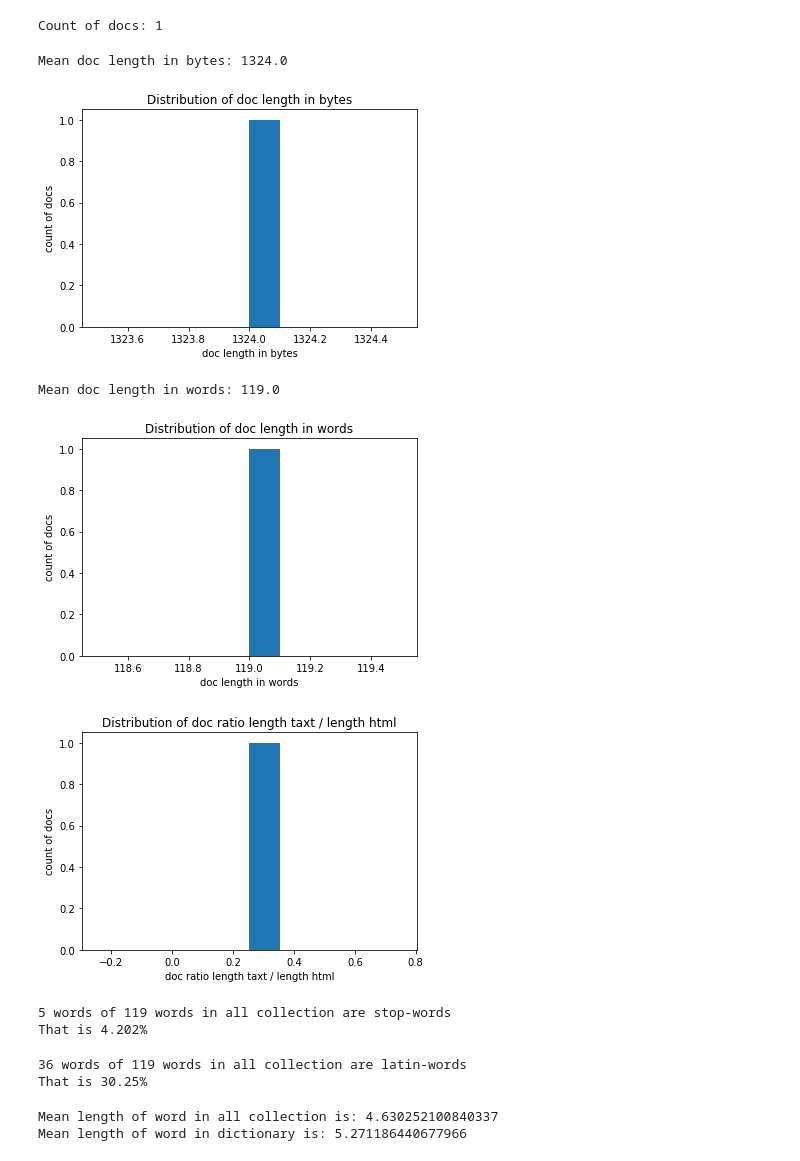
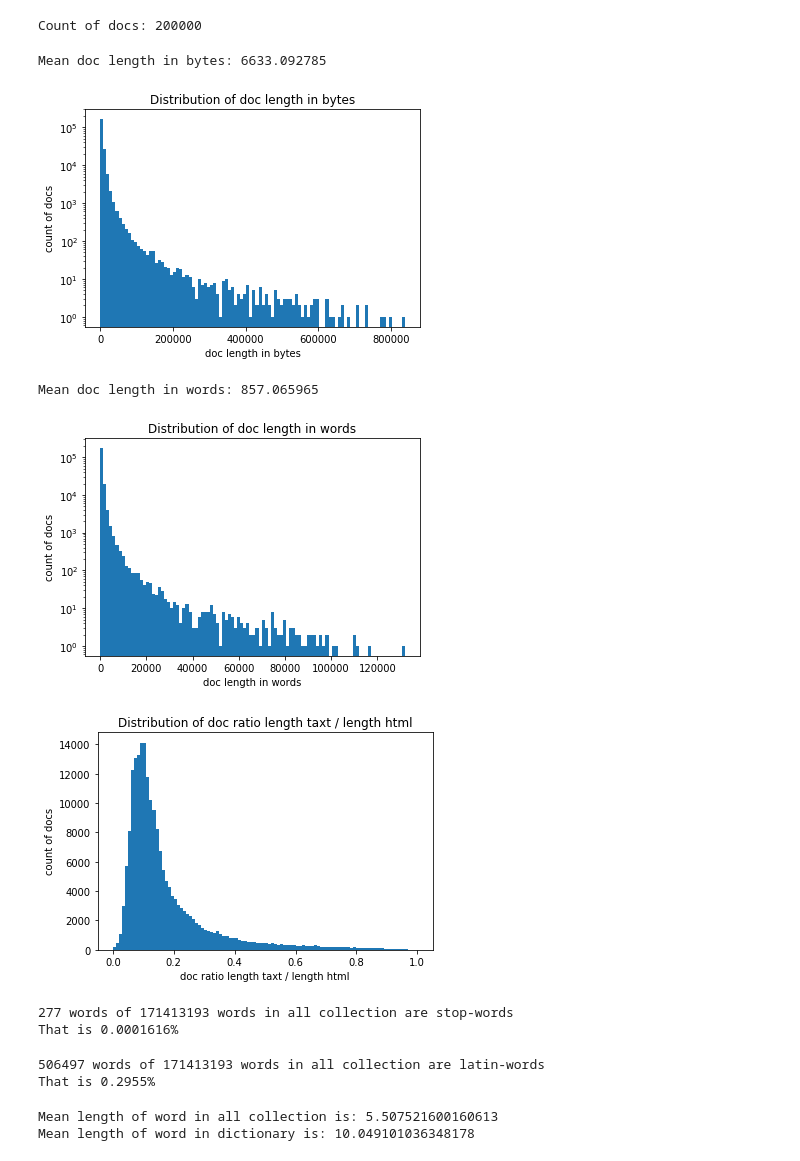
Before and after one commit to GrigoryBartosh/hse07_information_search, a Jupyter notebook: 01.ipynb, the cells around one changed output. Drawn from its saved outputs; the diff is of its cells as text; code cells hidden in the pictures.

```diff
--- a/01.ipynb
+++ b/01.ipynb
@@ -33,12 +33,11 @@ def pipeline(docs, foo_list):
     return docs
 
 def generate_raw_docs(db_path):
-    for file_name in tqdm(os.listdir(db_path)[:1]):
+    for file_name in tqdm(os.listdir(db_path)):
         file_path = os.path.join(db_path, file_name)
         root = etree.parse(file_path).getroot()
         for raw in root.getchildren():
             yield Document(raw)
-            break
 # %%
 def decoded_doc(doc):
     doc.html, doc.url, doc.doc_id = \
@@ -95,8 +94,8 @@ doc_count = 0
 content_byte_lens = []
 content_word_lens = []
 text_html_ratios = []
-
 collection_dict = Counter()
+count_for_idf = Counter()
 
 for doc in docs:
     doc_count += 1
@@ -105,42 +104,46 @@ for doc in docs:
     text_html_ratios.append(len(doc.text) / len(doc.html))
 
     collection_dict.update(doc.lemmed_tokens)
+
+    count_for_idf.update(list(set(doc.lemmed_tokens)))
 # %% [output]
 [interactive output not drawn]
 # %%
 print('Count of docs: {}'.format(doc_count))
 # %% [output]
-Count of docs: 1
+Count of docs: 200000
 # %%
 print('Mean doc length in bytes: {}'.format(np.array(content_byte_lens).mean()))
 
-plt.hist(content_byte_lens)
+plt.hist(content_byte_lens, bins=100)
+plt.yscale('log')
 plt.xlabel('doc length in bytes')
 plt.ylabel('count of docs')
 plt.title('Distribution of doc length in bytes')
 plt.show()
 # %% [output]
-Mean doc length in bytes: 1324.0
+Mean doc length in bytes: 6633.092785
-[figure, old version]
+[figure, new version]
 # %%
 print('Mean doc length in words: {}'.format(np.array(content_word_lens).mean()))
 
-plt.hist(content_word_lens)
+plt.hist(content_word_lens, bins=100)
+plt.yscale('log')
 plt.xlabel('doc length in words')
 plt.ylabel('count of docs')
 plt.title('Distribution of doc length in words')
 plt.show()
 # %% [output]
-Mean doc length in words: 119.0
+Mean doc length in words: 857.065965
-[figure, old version]
+[figure, new version]
 # %%
-plt.hist(text_html_ratios)
+plt.hist(text_html_ratios, bins=100)
 plt.xlabel('doc ratio length taxt / length html')
 plt.ylabel('count of docs')
 plt.title('Distribution of doc ratio length taxt / length html')
 plt.show()
 # %% [output]
-[figure, old version]
+[figure, new version]
 # %%
 stopwords = set([line.rstrip('\n') for file_path in [STOPWORDS_EN, STOPWORDS_RU]
                                    for line in open(file_path)])
@@ -152,8 +155,8 @@ print('{} words of {} words in all collection are stop-words'.format(
     collection_stopword_cnt, collection_word_cnt))
 print('That is {:.4}%'.format(100 * collection_stopword_cnt / collection_word_cnt))
 # %% [output]
-5 words of 119 words in all collection are stop-words
-That is 4.202%
+277 words of 171413193 words in all collection are stop-words
+That is 0.0001616%
 # %%
 alphabet = set(list(string.ascii_lowercase))
 def is_latin(word):
@@ -165,8 +168,8 @@ print('{} words of {} words in all collection are latin-words'.format(
     collection_latinword_cnt, collection_word_cnt))
 print('That is {:.4}%'.format(100 * collection_latinword_cnt / collection_word_cnt))
 # %% [output]
-36 words of 119 words in all collection are latin-words
-That is 30.25%
+506497 words of 171413193 words in all collection are latin-words
+That is 0.2955%
 # %%
 collection_word_sum_len = sum(len(w) * collection_dict[w] for w in collection_dict)
 dict_word_sum_len = sum(len(w) for w in collection_dict)
@@ -174,5 +177,5 @@ dict_word_sum_len = sum(len(w) for w in collection_dict)
 print('Mean length of word in all collection is: {}'.format(collection_word_sum_len / collection_word_cnt))
 print('Mean length of word in dictionary is: {}'.format(dict_word_sum_len / len(collection_dict)))
 # %% [output]
-Mean length of word in all collection is: 4.630252100840337
-Mean length of word in dictionary is: 5.271186440677966
+Mean length of word in all collection is: 5.507521600160613
+Mean length of word in dictionary is: 10.049101036348178
```
Also changed, not shown: parts of 3 cells of this notebook.
